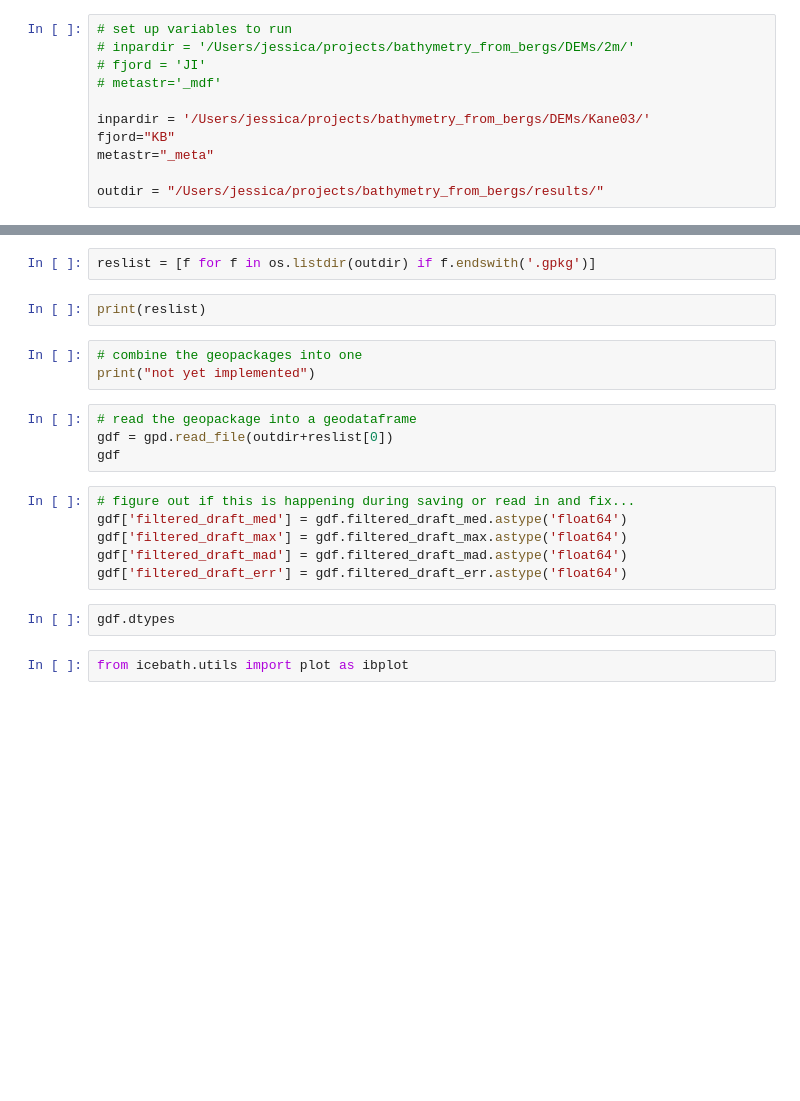
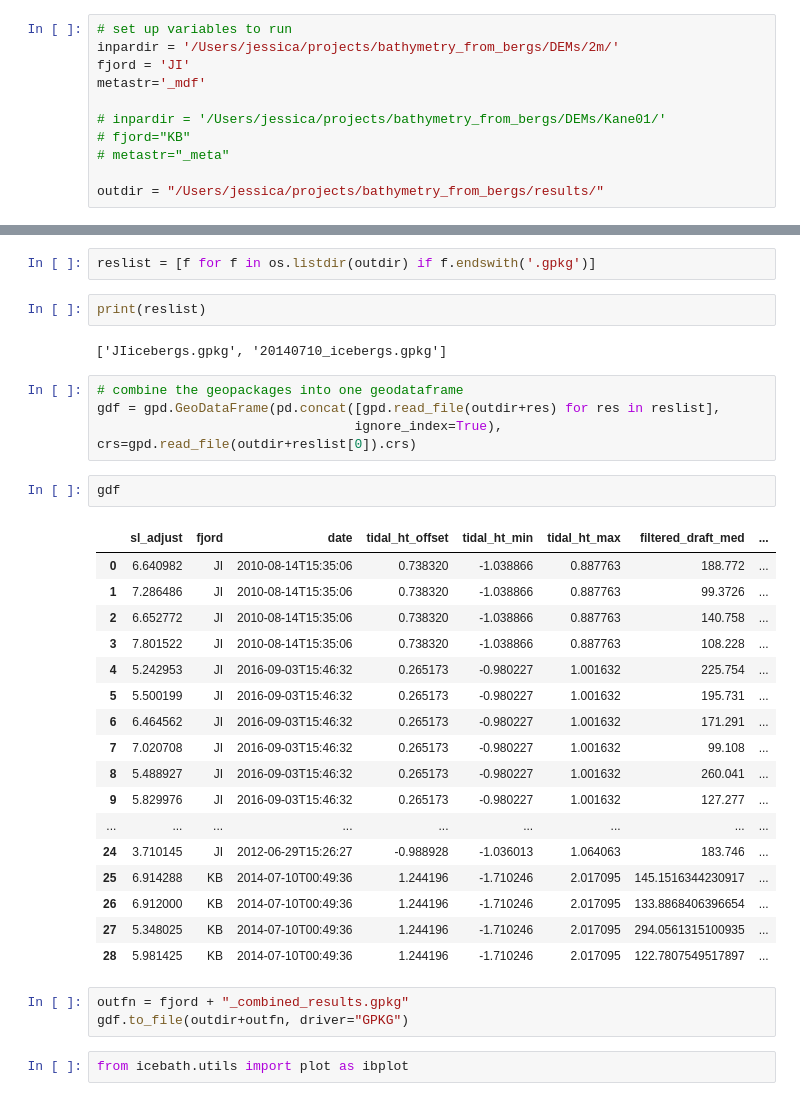
Before and after one commit to JessicaS11/icebath, a Jupyter notebook: notebooks/get_bathymetry_workflow.ipynb, the cells around one changed output, grey strips where cells are left out. Drawn from its saved outputs; the diff is of its cells as text; blank space fills up the shorter version.

```diff
--- a/notebooks/get_bathymetry_workflow.ipynb
+++ b/notebooks/get_bathymetry_workflow.ipynb
@@ -13,13 +14,13 @@ from icebath.core import bathy_workflow
 # client
 # %%
 # set up variables to run
-# inpardir = '/Users/jessica/projects/bathymetry_from_bergs/DEMs/2m/'
-# fjord = 'JI'
-# metastr='_mdf'
+inpardir = '/Users/jessica/projects/bathymetry_from_bergs/DEMs/2m/'
+fjord = 'JI'
+metastr='_mdf'
 
-inpardir = '/Users/jessica/projects/bathymetry_from_bergs/DEMs/Kane03/'
-fjord="KB"
-metastr="_meta"
+# inpardir = '/Users/jessica/projects/bathymetry_from_bergs/DEMs/Kane01/'
+# fjord="KB"
+# metastr="_meta"
 
 outdir = "/Users/jessica/projects/bathymetry_from_bergs/results/"
 # %%
@@ -43,21 +65,35 @@ for indir in dirlist:
 reslist = [f for f in os.listdir(outdir) if f.endswith('.gpkg')]
 # %%
 print(reslist)
+# %% [output]
+['JIicebergs.gpkg', '20140710_icebergs.gpkg']
-# %%
-# combine the geopackages into one
-print("not yet implemented")
 # %%
-# read the geopackage into a geodataframe
-gdf = gpd.read_file(outdir+reslist[0])
-gdf
+# combine the geopackages into one geodataframe
+gdf = gpd.GeoDataFrame(pd.concat([gpd.read_file(outdir+res) for res in reslist],
+                                 ignore_index=True), crs=gpd.read_file(outdir+reslist[0]).crs)
-# %%
-# figure out if this is happening during saving or read in and fix...
-gdf['filtered_draft_med'] = gdf.filtered_draft_med.astype('float64')
-gdf['filtered_draft_max'] = gdf.filtered_draft_max.astype('float64')
-gdf['filtered_draft_mad'] = gdf.filtered_draft_mad.astype('float64')
-gdf['filtered_draft_err'] = gdf.filtered_draft_err.astype('float64')
 # %%
-gdf.dtypes
+gdf
+# %% [output]
+|  | sl_adjust | fjord | date | tidal_ht_offset | tidal_ht_min | tidal_ht_max | filtered_draft_med | ... |
+| 0 | 6.640982 | JI | 2010-08-14T15:35:06 | 0.738320 | -1.038866 | 0.887763 | 188.772 | ... |
+| 1 | 7.286486 | JI | 2010-08-14T15:35:06 | 0.738320 | -1.038866 | 0.887763 | 99.3726 | ... |
+| 2 | 6.652772 | JI | 2010-08-14T15:35:06 | 0.738320 | -1.038866 | 0.887763 | 140.758 | ... |
+| 3 | 7.801522 | JI | 2010-08-14T15:35:06 | 0.738320 | -1.038866 | 0.887763 | 108.228 | ... |
+| 4 | 5.242953 | JI | 2016-09-03T15:46:32 | 0.265173 | -0.980227 | 1.001632 | 225.754 | ... |
+| 5 | 5.500199 | JI | 2016-09-03T15:46:32 | 0.265173 | -0.980227 | 1.001632 | 195.731 | ... |
+| 6 | 6.464562 | JI | 2016-09-03T15:46:32 | 0.265173 | -0.980227 | 1.001632 | 171.291 | ... |
+| 7 | 7.020708 | JI | 2016-09-03T15:46:32 | 0.265173 | -0.980227 | 1.001632 | 99.108 | ... |
+| 8 | 5.488927 | JI | 2016-09-03T15:46:32 | 0.265173 | -0.980227 | 1.001632 | 260.041 | ... |
+| 9 | 5.829976 | JI | 2016-09-03T15:46:32 | 0.265173 | -0.980227 | 1.001632 | 127.277 | ... |
+| ... | ... | ... | ... | ... | ... | ... | ... | ... |
+| 24 | 3.710145 | JI | 2012-06-29T15:26:27 | -0.988928 | -1.036013 | 1.064063 | 183.746 | ... |
+| 25 | 6.914288 | KB | 2014-07-10T00:49:36 | 1.244196 | -1.710246 | 2.017095 | 145.1516344230917 | ... |
+| 26 | 6.912000 | KB | 2014-07-10T00:49:36 | 1.244196 | -1.710246 | 2.017095 | 133.8868406396654 | ... |
+| 27 | 5.348025 | KB | 2014-07-10T00:49:36 | 1.244196 | -1.710246 | 2.017095 | 294.0561315100935 | ... |
+| 28 | 5.981425 | KB | 2014-07-10T00:49:36 | 1.244196 | -1.710246 | 2.017095 | 122.7807549517897 | ... |
+# %%
+outfn = fjord + "_combined_results.gpkg"
+gdf.to_file(outdir+outfn, driver="GPKG")
 # %%
 from icebath.utils import plot as ibplot
 # %%
```
Also changed, not shown: parts of 3 cells of this notebook, 2 other files.
